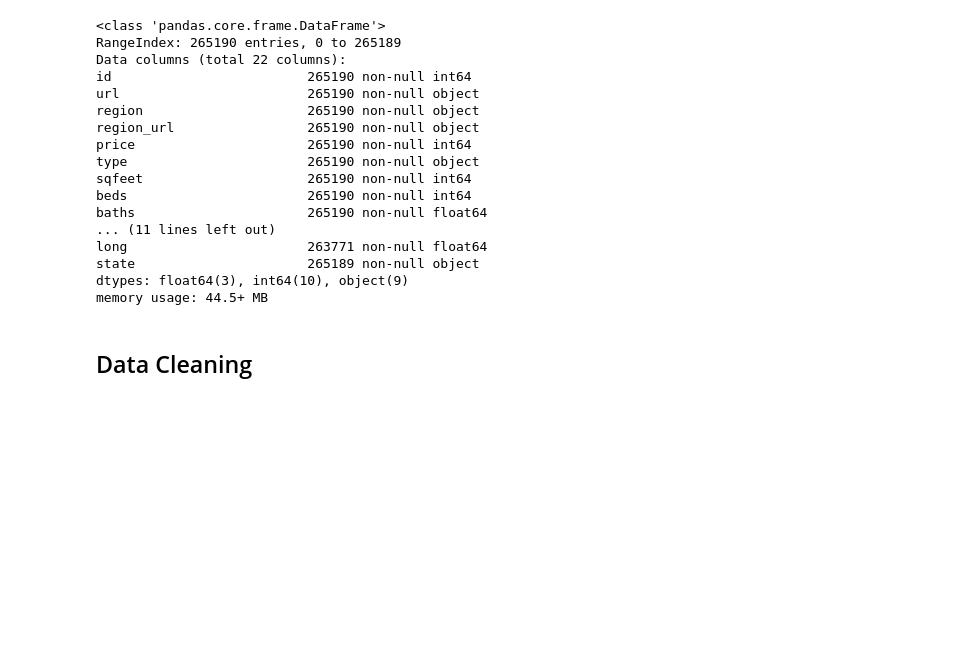
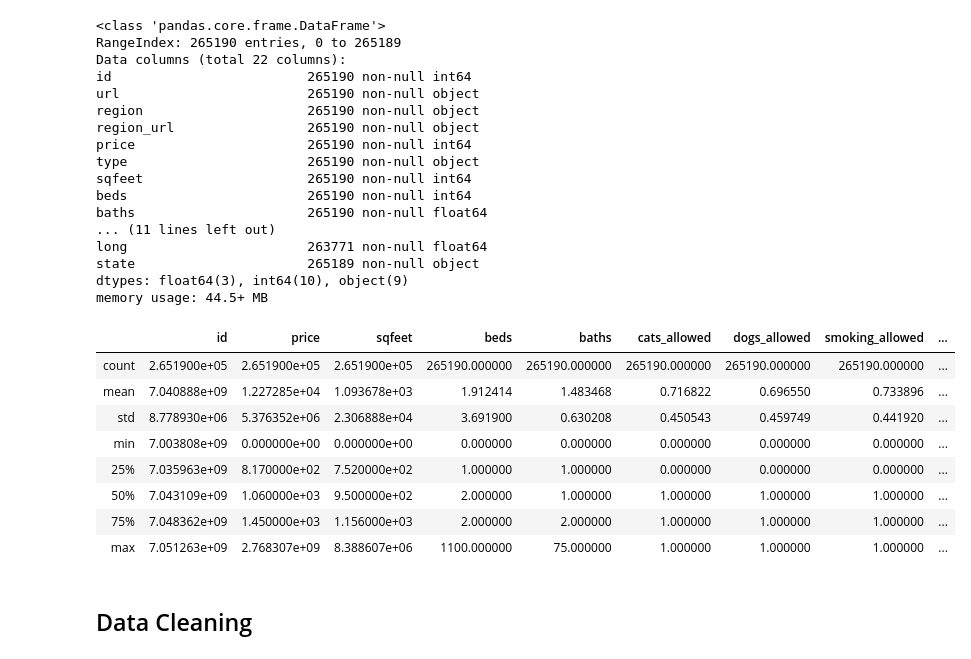
Before and after one commit to rekib0023/House-Rent-Prediction-Pipeline-Overview, a Jupyter notebook: Step-2 Feature Engineering.ipynb, the cells around one changed output. Saved outputs shown, nothing was run; the diff lists cells and outputs as text; code cells hidden in the pictures; blank space fills up the shorter version.

```diff
--- a/Step-2 Feature Engineering.ipynb
+++ b/Step-2 Feature Engineering.ipynb
@@ -87,6 +76,18 @@ long                       263771 non-null float64
 state                      265189 non-null object
 dtypes: float64(3), int64(10), object(9)
 memory usage: 44.5+ MB
+# %%
+data.describe()
+# %% [output]
+|  | id | price | sqfeet | beds | baths | cats_allowed | dogs_allowed | smoking_allowed | ... |
+| count | 2.651900e+05 | 2.651900e+05 | 2.651900e+05 | 265190.000000 | 265190.000000 | 265190.000000 | 265190.000000 | 265190.000000 | ... |
+| mean | 7.040888e+09 | 1.227285e+04 | 1.093678e+03 | 1.912414 | 1.483468 | 0.716822 | 0.696550 | 0.733896 | ... |
+| std | 8.778930e+06 | 5.376352e+06 | 2.306888e+04 | 3.691900 | 0.630208 | 0.450543 | 0.459749 | 0.441920 | ... |
+| min | 7.003808e+09 | 0.000000e+00 | 0.000000e+00 | 0.000000 | 0.000000 | 0.000000 | 0.000000 | 0.000000 | ... |
+| 25% | 7.035963e+09 | 8.170000e+02 | 7.520000e+02 | 1.000000 | 1.000000 | 0.000000 | 0.000000 | 0.000000 | ... |
+| 50% | 7.043109e+09 | 1.060000e+03 | 9.500000e+02 | 2.000000 | 1.000000 | 1.000000 | 1.000000 | 1.000000 | ... |
+| 75% | 7.048362e+09 | 1.450000e+03 | 1.156000e+03 | 2.000000 | 2.000000 | 1.000000 | 1.000000 | 1.000000 | ... |
+| max | 7.051263e+09 | 2.768307e+09 | 8.388607e+06 | 1100.000000 | 75.000000 | 1.000000 | 1.000000 | 1.000000 | ... |
 # %% [markdown]
 ## Data Cleaning
 # %% [markdown]
```
Also changed, not shown: parts of 30 cells of this notebook, 3 other files.
